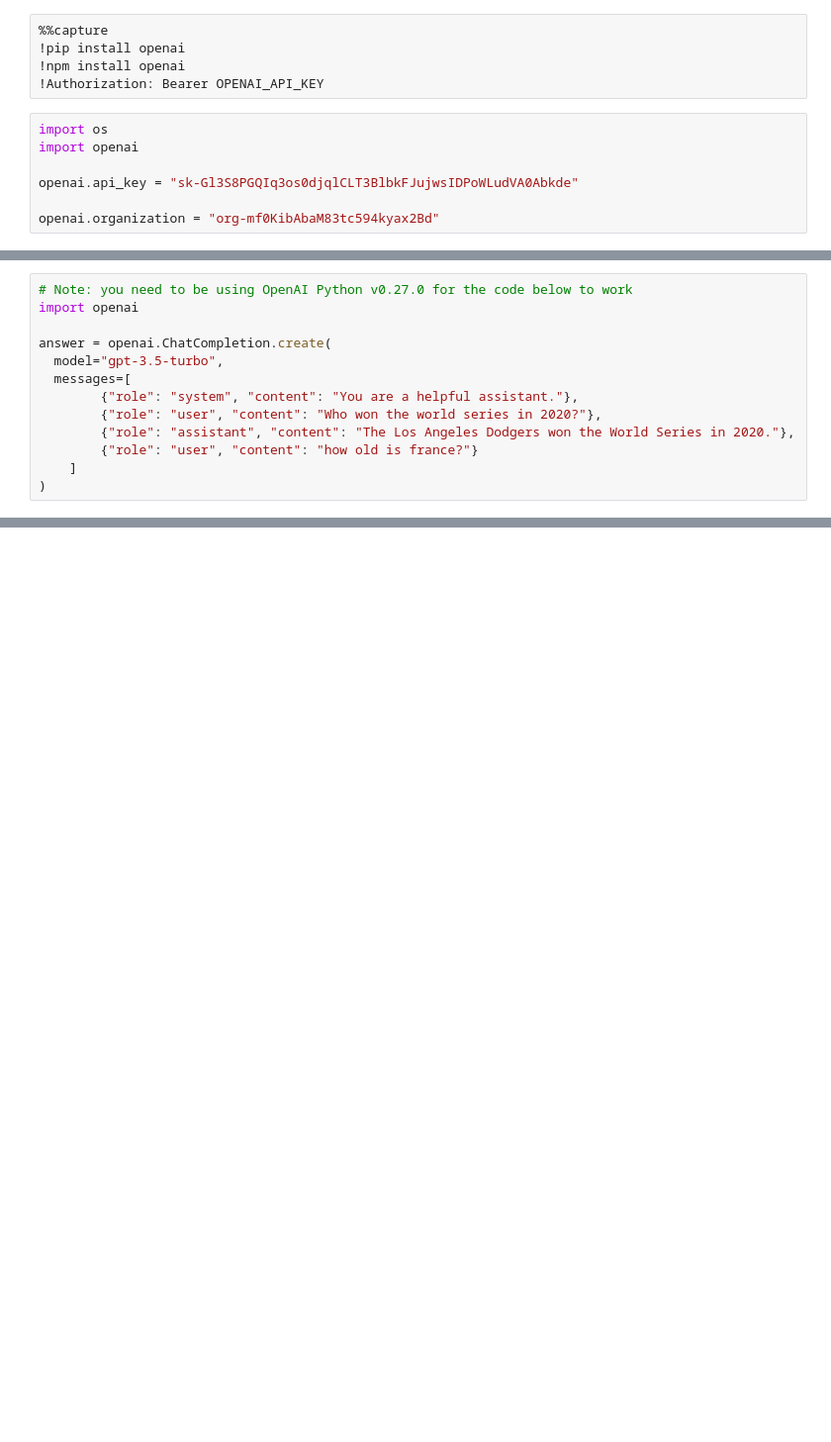
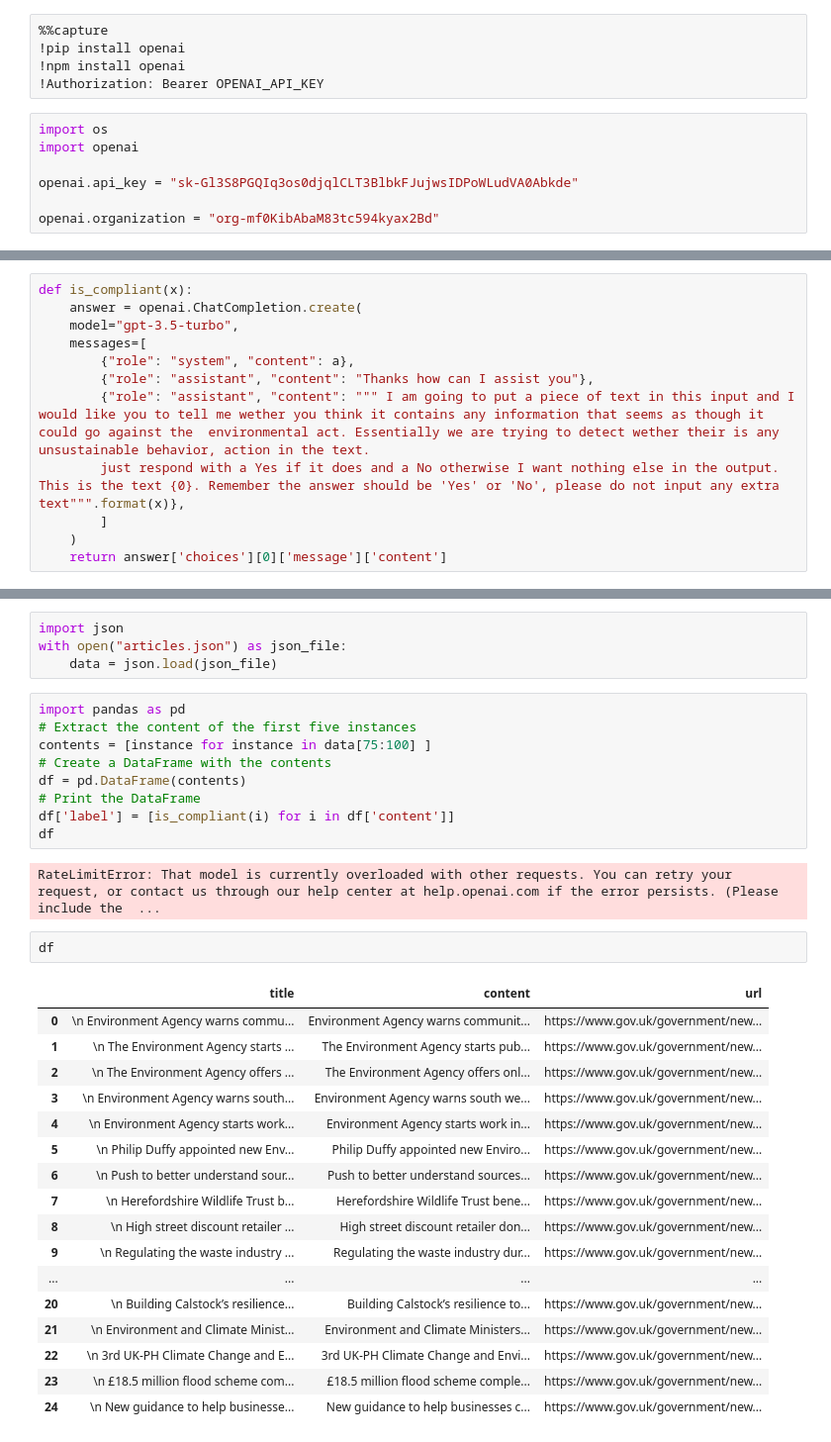
Before and after one commit to MRiffiAslett/Topic-Modelling-for-the-EA-2021, a Jupyter notebook: Labelling_with_GPT.ipynb, the cells around one changed output, grey strips where cells are left out. Shown at 99% size. Cells and saved outputs as stored; diff of their text form; blank space fills up the shorter version.

```diff
--- a/Labelling_with_GPT.ipynb
+++ b/Labelling_with_GPT.ipynb
@@ -15,13 +13,12 @@ openai.organization = "org-mf0KibAbaM83tc594kyax2Bd"
-# %%
-# Note: you need to be using OpenAI Python v0.27.0 for the code below to work
-import openai
-
-answer = openai.ChatCompletion.create(
-  model="gpt-3.5-turbo",
-  messages=[
-        {"role": "system", "content": "You are a helpful assistant."},
-        {"role": "user", "content": "Who won the world series in 2020?"},
-        {"role": "assistant", "content": "The Los Angeles Dodgers won the World Series in 2020."},
-        {"role": "user", "content": "how old is france?"}
-    ]
-)
+# %%
+def is_compliant(x):
+    answer = openai.ChatCompletion.create(
+    model="gpt-3.5-turbo",
+    messages=[
+        {"role": "system", "content": a},
+        {"role": "assistant", "content": "Thanks how can I assist you"},
+        {"role": "assistant", "content": """ I am going to put a piece of text in this input and I would like you to tell me wether you think it contains any information that seems as though it could go against the  environmental act. Essentially we are trying to detect wether their is any unsustainable behavior, action in the text.
+        just respond with a Yes if it does and a No otherwise I want nothing else in the output. This is the text {0}. Remember the answer should be 'Yes' or 'No', please do not input any extra text""".format(x)},
+        ]
+    )
+    return answer['choices'][0]['message']['content']
@@ -27,0 +48,35 @@ answer = openai.ChatCompletion.create(
+# %%
+import json
+with open("articles.json") as json_file:
+    data = json.load(json_file)
+# %%
+import pandas as pd
+# Extract the content of the first five instances
+contents = [instance for instance in data[75:100] ]
+# Create a DataFrame with the contents
+df = pd.DataFrame(contents)
+# Print the DataFrame
+df['label'] = [is_compliant(i) for i in df['content']]
+df
+# %% [output]
+RateLimitError: That model is currently overloaded with other requests. You can retry your request, or contact us through our help center at help.openai.com if the error persists. (Please include the  ...
+# %%
+df
+# %% [output]
+|  | title | content | url |
+| 0 | \n Environment Agency warns commu... | Environment Agency warns communit... | https://www.gov.uk/government/new... |
+| 1 | \n The Environment Agency starts ... | The Environment Agency starts pub... | https://www.gov.uk/government/new... |
+| 2 | \n The Environment Agency offers ... | The Environment Agency offers onl... | https://www.gov.uk/government/new... |
+| 3 | \n Environment Agency warns south... | Environment Agency warns south we... | https://www.gov.uk/government/new... |
+| 4 | \n Environment Agency starts work... | Environment Agency starts work in... | https://www.gov.uk/government/new... |
+| 5 | \n Philip Duffy appointed new Env... | Philip Duffy appointed new Enviro... | https://www.gov.uk/government/new... |
+| 6 | \n Push to better understand sour... | Push to better understand sources... | https://www.gov.uk/government/new... |
+| 7 | \n Herefordshire Wildlife Trust b... | Herefordshire Wildlife Trust bene... | https://www.gov.uk/government/new... |
+| 8 | \n High street discount retailer ... | High street discount retailer don... | https://www.gov.uk/government/new... |
+| 9 | \n Regulating the waste industry ... | Regulating the waste industry dur... | https://www.gov.uk/government/new... |
+| ... | ... | ... | ... |
+| 20 | \n Building Calstock’s resilience... | Building Calstock’s resilience to... | https://www.gov.uk/government/new... |
+| 21 | \n Environment and Climate Minist... | Environment and Climate Ministers... | https://www.gov.uk/government/new... |
+| 22 | \n 3rd UK-PH Climate Change and E... | 3rd UK-PH Climate Change and Envi... | https://www.gov.uk/government/new... |
+| 23 | \n £18.5 million flood scheme com... | £18.5 million flood scheme comple... | https://www.gov.uk/government/new... |
+| 24 | \n New guidance to help businesse... | New guidance to help businesses c... | https://www.gov.uk/government/new... |
```
Also changed, not shown: parts of 10 cells of this notebook, 1 other file.
